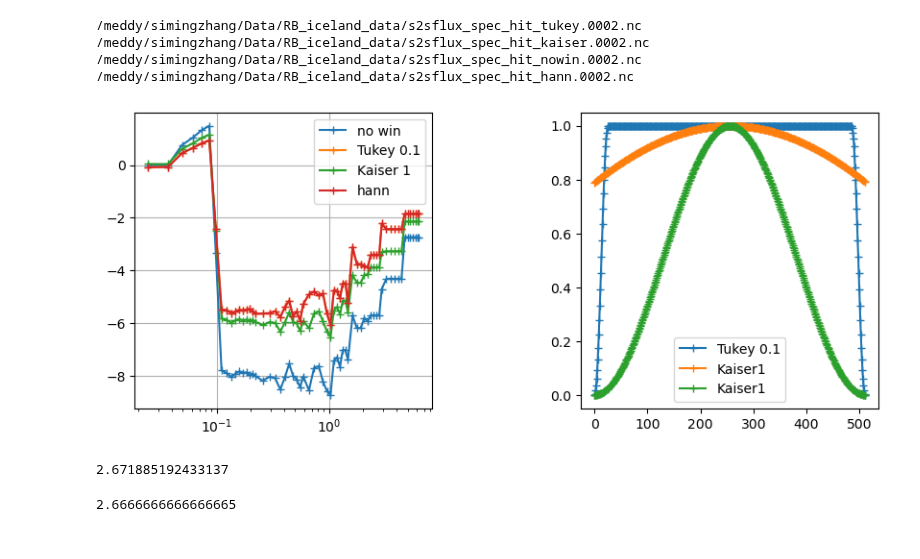
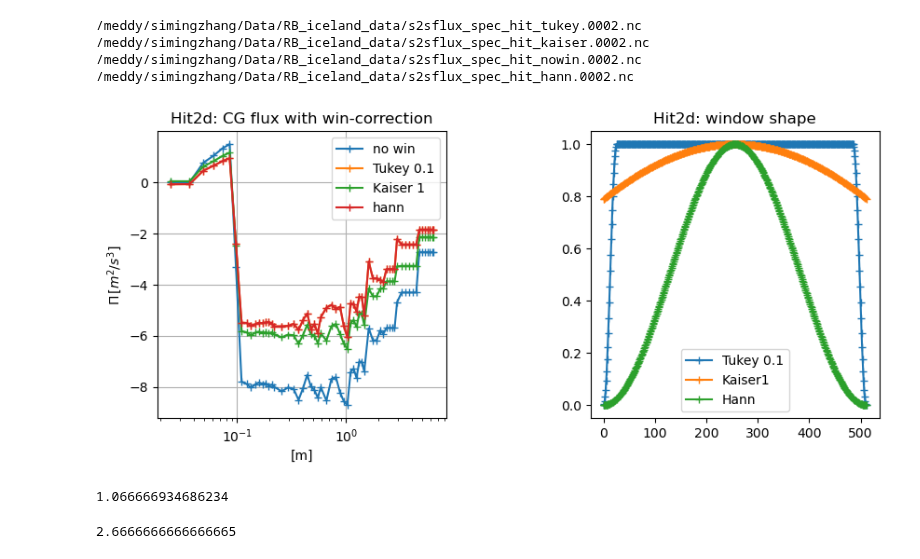
Before and after one commit to zsm1-hub/China_Israel, a Jupyter notebook: check_scale2scale.ipynb, the cells around one changed output. Cells and saved outputs as stored; diff of their text form; code cells hidden in the pictures.

```diff
--- a/check_scale2scale.ipynb
+++ b/check_scale2scale.ipynb
@@ -146,38 +146,46 @@ filtscale=ds['filtscale'].values
 # %%
 from matplotlib.gridspec import GridSpec
 
 fig2 = plt.figure(figsize=(10, 4))
 gs = GridSpec(1, 2, figure=fig2, height_ratios=[1], wspace=0.5)
 ax2 = [
     [fig2.add_subplot(gs[0, 0]), fig2.add_subplot(gs[0, 1])]  # First row (3 columns)
 ]
 
 ax2[0][0].semilogx(filtscale,Thm,marker='+',linewidth=1.5,label='no win')
 ax2[0][0].semilogx(filtscale,Thm_tukey,marker='+',linewidth=1.5,label='Tukey 0.1')
 ax2[0][0].semilogx(filtscale,Thm_kaiser,marker='+',linewidth=1.5,label='Kaiser 1')
 ax2[0][0].semilogx(filtscale,Thm_hann,marker='+',linewidth=1.5,label='hann')
 
 ax2[0][0].legend()
 ax2[0][0].grid(True)
+ax2[0][0].set_xlabel('[m]')
+ax2[0][0].set_ylabel('$\Pi \, [m^{2}/s^{3}]$')
+ax2[0][0].set_title('Hit2d: CG flux with win-correction')
 
 from skimage.filters import window
 from scipy.signal import get_window
 Nx=512
 Tukey01=window(('tukey', 0.1), Nx)
 Kaiser1 = get_window(('kaiser', 1), Nx)
 hann=window('hann',Nx)
 ax2[0][1].plot(np.arange(512),Tukey01,marker='+',linewidth=1.5,label='Tukey 0.1')
 ax2[0][1].plot(np.arange(512),Kaiser1,marker='+',linewidth=1.5,label='Kaiser1')
-ax2[0][1].plot(np.arange(512),hann,marker='+',linewidth=1.5,label='Kaiser1')
+ax2[0][1].plot(np.arange(512),hann,marker='+',linewidth=1.5,label='Hann')
 ax2[0][1].legend()
+ax2[0][1].set_title('Hit2d: window shape')
+
 plt.show()
 # %% [output]
-[figure, old version]
+[figure, new version]
 # %%
+Nx=512
 # window_x = get_window(('kaiser', 1), Nx)
 # window_y = get_window(('kaiser', 1), Nx)
-window_x = window('hann', Nx)
-window_y = window('hann', Nx)
+window_x = get_window(('tukey', 0.1), Nx)
+window_y = get_window(('tukey', 0.1), Nx)
+# window_x = window('hann', Nx)
+# window_y = window('hann', Nx)
 w = np.outer(window_y, window_x)
 w.size
 
@@ -185,7 +193,7 @@ window_energy = np.sum(w**2)
 correction_factor = np.sqrt(w.size / window_energy)
 correction_factor
 # %% [output]
-2.671885192433137
+1.066666934686234
 # %%
 8/3
 # %% [output]
```
Also changed, not shown: parts of 4 cells of this notebook.
